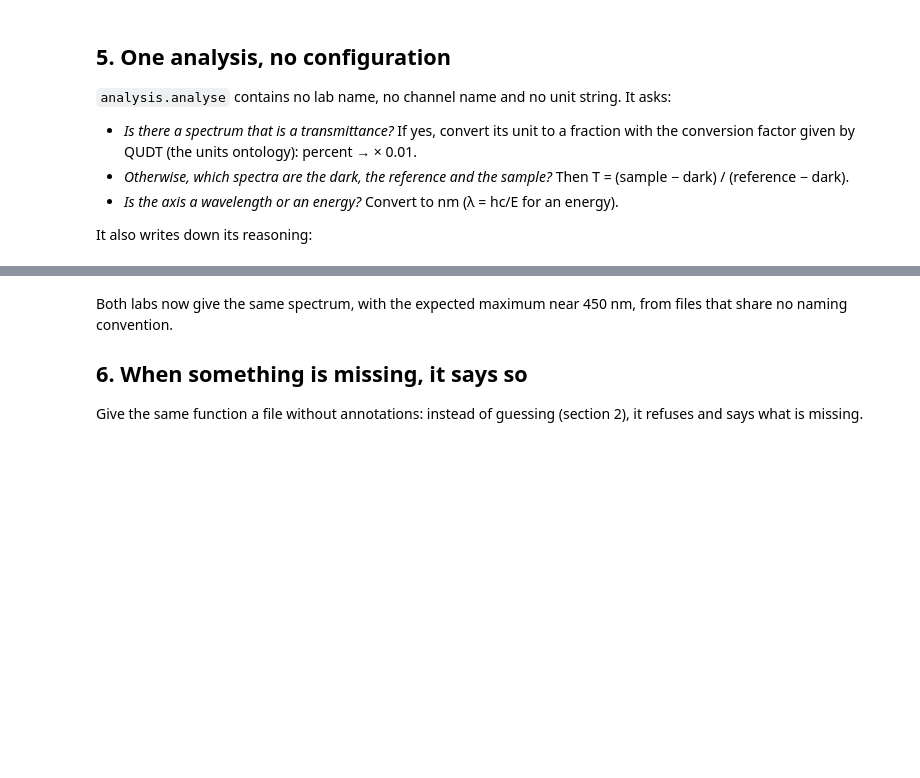
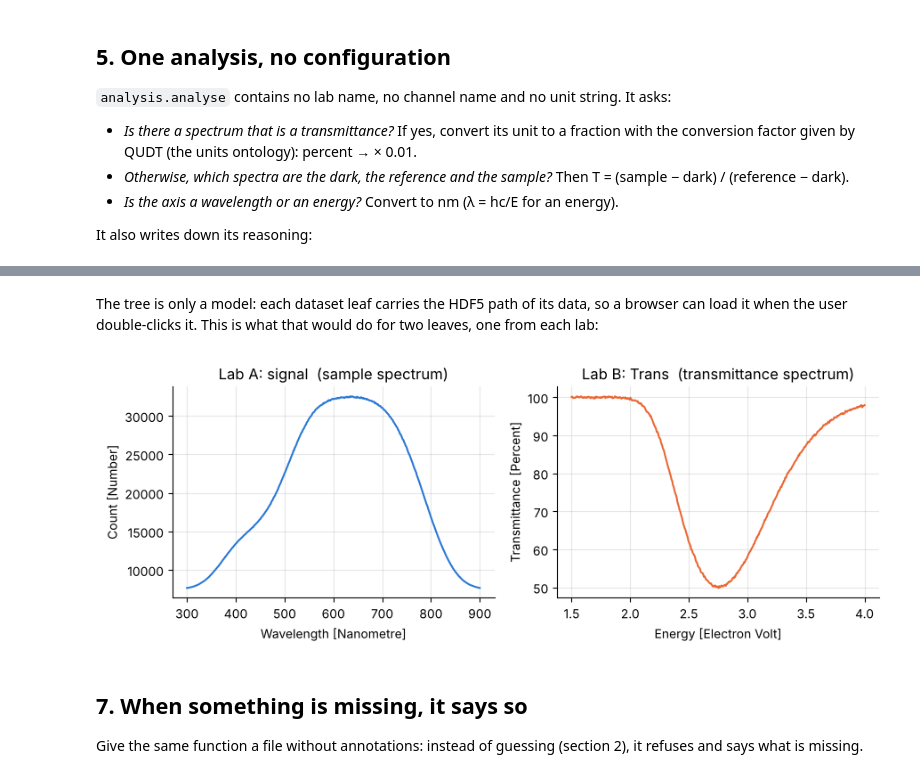
Before and after one commit to PyMoDAQ/spectrum-demo, a Jupyter notebook: notebooks/spectrum_ontology_demo.ipynb, the cells around one changed output, grey strips where cells are left out. Drawn from its saved outputs; the diff is of its cells as text; code cells hidden in the pictures; blank space fills up the shorter version.

```diff
--- a/notebooks/spectrum_ontology_demo.ipynb
+++ b/notebooks/spectrum_ontology_demo.ipynb
@@ -206,8 +337,23 @@ fig.tight_layout()
+# %% [markdown]
+The tree is only a model: each dataset leaf carries the HDF5 path of its data, so a browser can
+load it when the user double-clicks it. This is what that would do for two leaves, one from each lab:
+# %%
+fig, axes_ = plt.subplots(1, 2)
+for ax, (lab, name) in zip(axes_, (("Lab A", "signal"), ("Lab B", "Trans"))):
+    leaf = tree.find(name, file=lab)
+    dwa = storage.load_node(DATA / f"lab_{lab[-1]}.h5", leaf.path)      # "double-click"
+    axis = dwa.axes[0]
+    ax.plot(axis.get_data(), dwa[0], color=LAB_COLORS[lab], lw=1.5)
+    ax.set(title=f"{lab}: {name}  ({semantics.label(leaf.iri)})",
+           xlabel=f"{semantics.label(getattr(axis, v.QUANTITY_KIND))} "
+                  f"[{semantics.label(getattr(axis, v.UNIT_IRI))}]",
+           ylabel=f"{semantics.label(getattr(dwa, v.QUANTITY_KIND))} "
+                  f"[{semantics.label(getattr(dwa, v.UNIT_IRI))}]")
+fig.tight_layout()
+# %% [output]
+[figure, added]
 # %% [markdown]
-Both labs now give the same spectrum, with the expected maximum near 450 nm, from files that
-share no naming convention.
-
-## 6. When something is missing, it says so
+## 7. When something is missing, it says so
 
 Give the same function a file without annotations: instead of guessing (section 2), it
 refuses and says what is missing.
```
Also changed, not shown: parts of 26 cells of this notebook, 5 other files.
